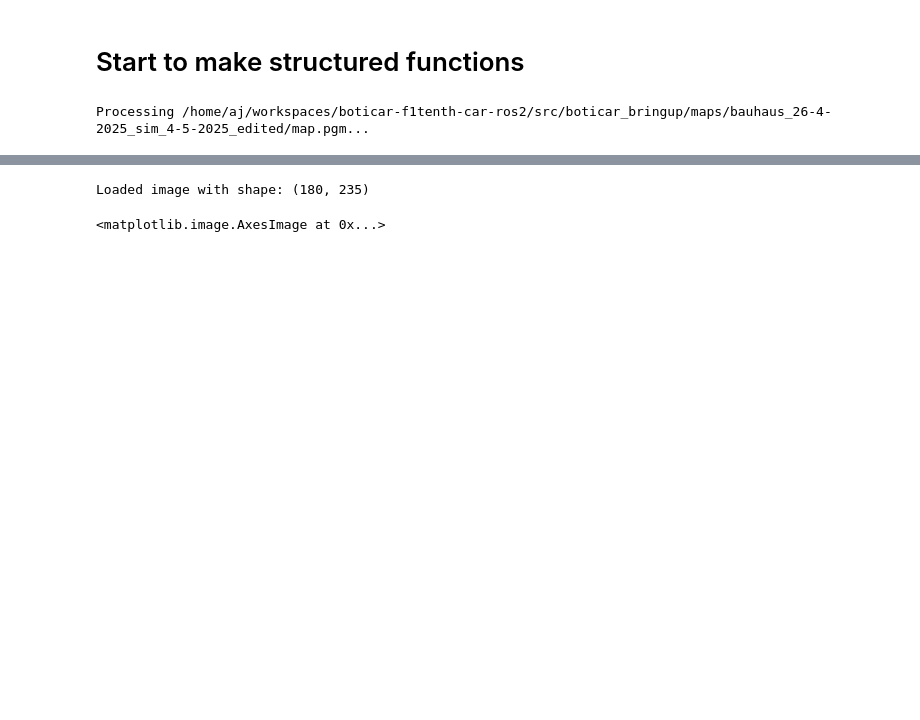
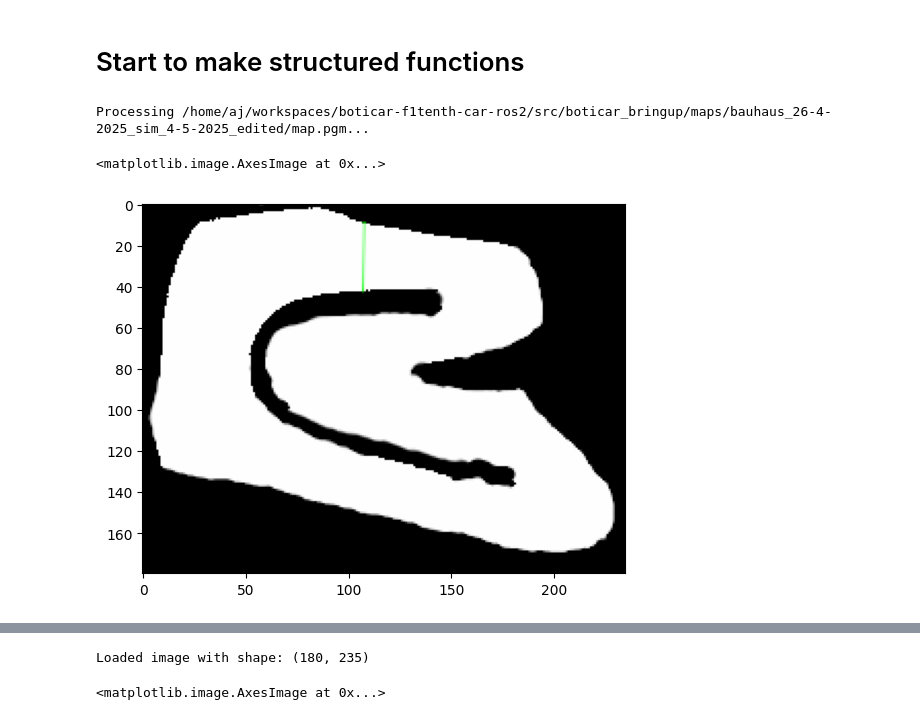
Before and after one commit to anjrew/race-lines-optimization, a Jupyter notebook: notebooks/track_coordinates.ipynb, the cells around one changed output, grey strips where cells are left out. Cells and saved outputs as stored; diff of their text form; code cells hidden in the pictures; blank space fills up the shorter version.

Commit message:
Localte Start line

```diff
--- a/notebooks/track_coordinates.ipynb
+++ b/notebooks/track_coordinates.ipynb
@@ -283,9 +283,20 @@ import matplotlib.pyplot as plt
 from pathlib import Path
 # %%
 image_path = Path('.').parent / '/home/aj/workspaces/boticar-f1tenth-car-ros2/src/boticar_bringup/maps/bauhaus_26-4-2025_sim_4-5-2025_edited/map.pgm'
+image_dir = image_path.parent
+start_line_path = image_dir / 'map_start_line.png'
+start_line_color = (0, 0, 255)  # Green color for the start line
 output_path = Path('.').parent / '../output'
 output_path.mkdir(exist_ok=True)
 
 print(f"Processing {image_path}...")
 # %% [output]
 Processing /home/aj/workspaces/boticar-f1tenth-car-ros2/src/boticar_bringup/maps/bauhaus_26-4-2025_sim_4-5-2025_edited/map.pgm...
+# %%
+# Load the start line image
+start_line_img = cv2.imread(str(start_line_path))
+# Show the start line image
+plt.imshow(start_line_img)
+# %% [output]
+<matplotlib.image.AxesImage at 0x...>
+[figure, added]
```
Also changed, not shown: parts of 6 cells of this notebook.
